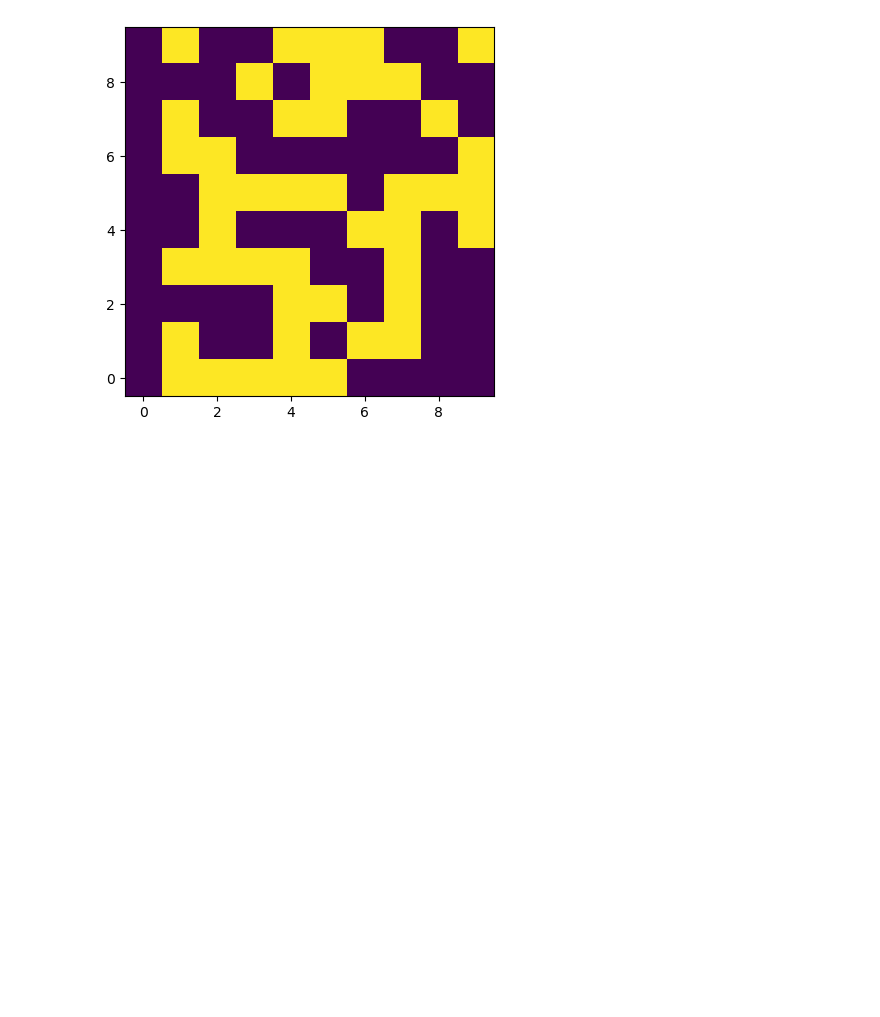
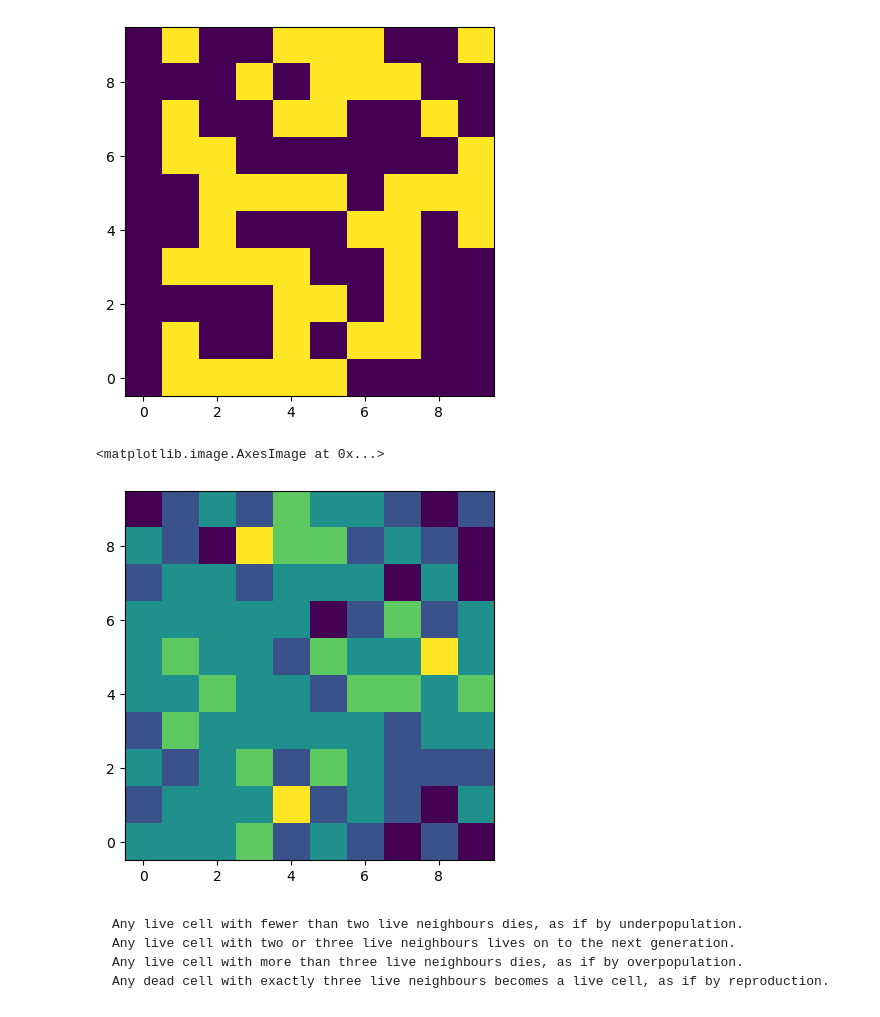
Before and after one commit to vargatn/cell-backend, a Jupyter notebook: notebooks/backend_dev_01/conway_01.ipynb, the cells around one changed output. Drawn from its saved outputs; the diff is of its cells as text; code cells hidden in the pictures; blank space fills up the shorter version.

```diff
--- a/notebooks/backend_dev_01/conway_01.ipynb
+++ b/notebooks/backend_dev_01/conway_01.ipynb
@@ -111,0 +123,13 @@ shifted = calc_shifted(pad(canvas))
+# %%
+neighbors = center_cut_dd(calc_shifted(pad(canvas)))
+envsum = neighbors.sum(dim=-1)
+# %%
+plt.imshow(envsum.to(cpu), origin="lower")
+# %% [output]
+<matplotlib.image.AxesImage at 0x...>
+[figure, added]
+# %% [markdown]
+    Any live cell with fewer than two live neighbours dies, as if by underpopulation.
+    Any live cell with two or three live neighbours lives on to the next generation.
+    Any live cell with more than three live neighbours dies, as if by overpopulation.
+    Any dead cell with exactly three live neighbours becomes a live cell, as if by reproduction.
```
Also changed, not shown: parts of 26 cells of this notebook.
